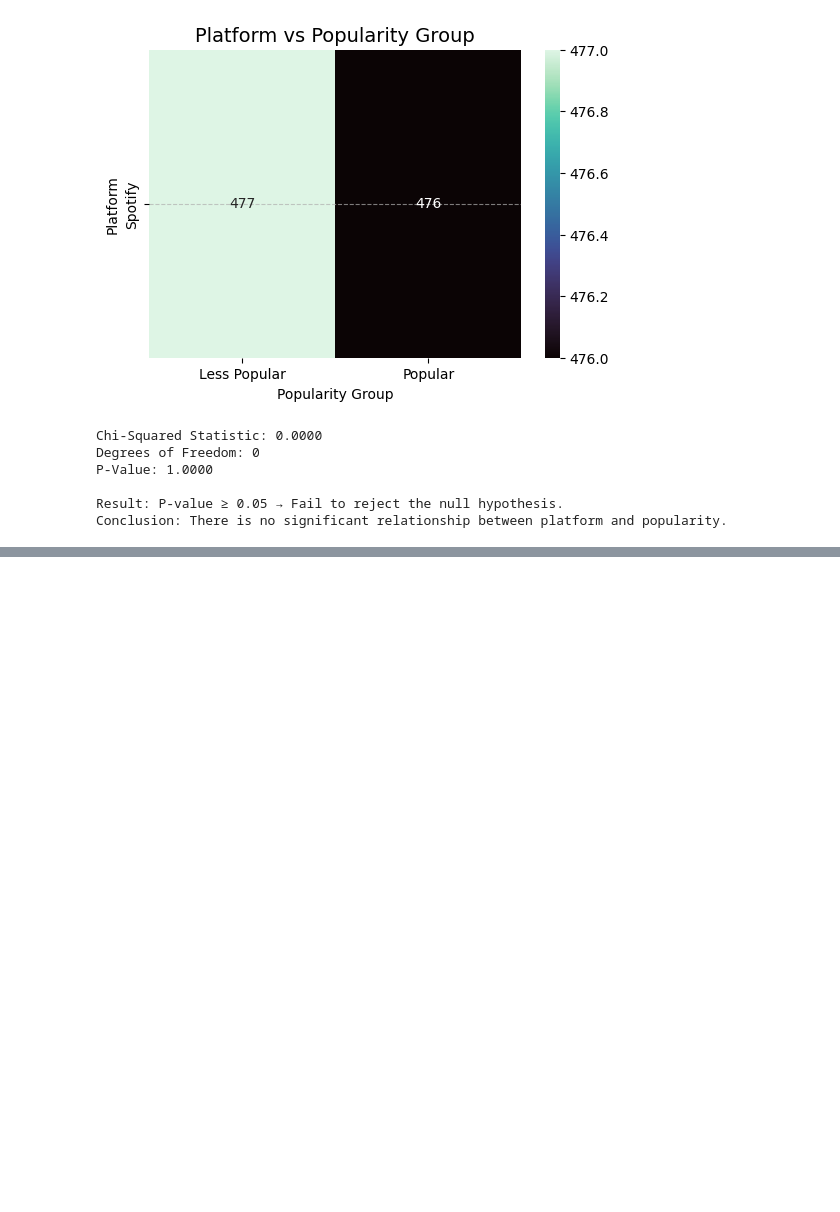
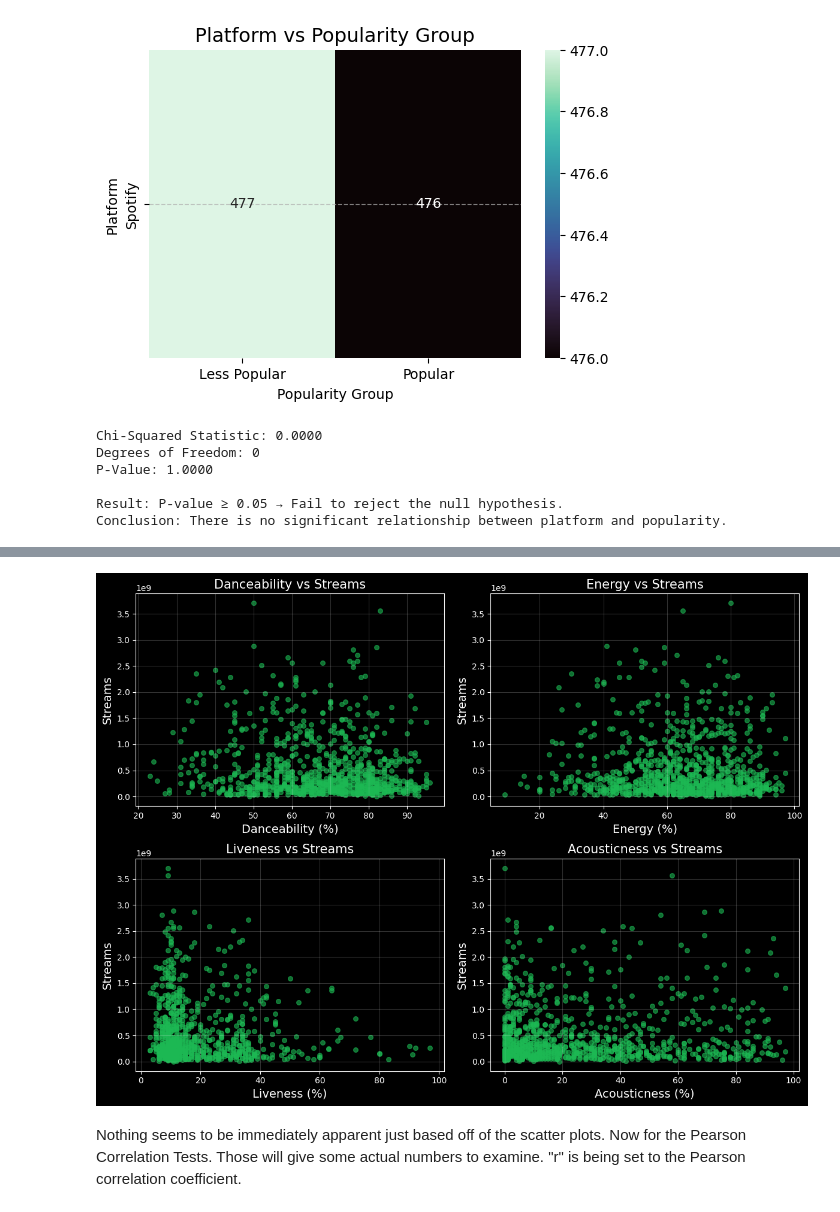
Before and after one commit to loonsa/CMSC320-Project, a Jupyter notebook: project.ipynb, the cells around one changed output, grey strips where cells are left out. Saved outputs shown, nothing was run; the diff lists cells and outputs as text; code cells hidden in the pictures; blank space fills up the shorter version.

Commit message:
added third method Pearson Correlation Tests

```diff
--- a/project.ipynb
+++ b/project.ipynb
@@ -232,0 +248,22 @@ Conclusion: There is no significant relationship between platform and popularity
+# %%
+metrics = ['danceability_%', 'energy_%', 'liveness_%', 'acousticness_%']
+
+plt.style.use('dark_background')
+# Create scatter plots
+plt.figure(figsize=(12, 9))
+
+for i, metric in enumerate(metrics, 1):
+    plt.subplot(2, 2, i)  # 2 rows, 2 columns
+    plt.scatter(df[metric], df['streams'], alpha=0.6, s=30, color='#1DB954')
+    plt.xlabel(metric.replace('_%', ' (%)').capitalize(), fontsize=14)
+    plt.ylabel("Streams", fontsize=14)
+    plt.title(f"{metric.replace('_%', '').capitalize()} vs Streams", fontsize=15)
+    plt.grid(alpha=0.2)
+
+plt.tight_layout()
+plt.show()
+# %% [output]
+[figure, added]
+# %% [markdown]
+Nothing seems to be immediately apparent just based off of the scatter plots. Now for the Pearson Correlation Tests. Those will give some actual numbers to examine.
+"r" is being set to the Pearson correlation coefficient.
```
Also changed, not shown: parts of 5 cells of this notebook.
